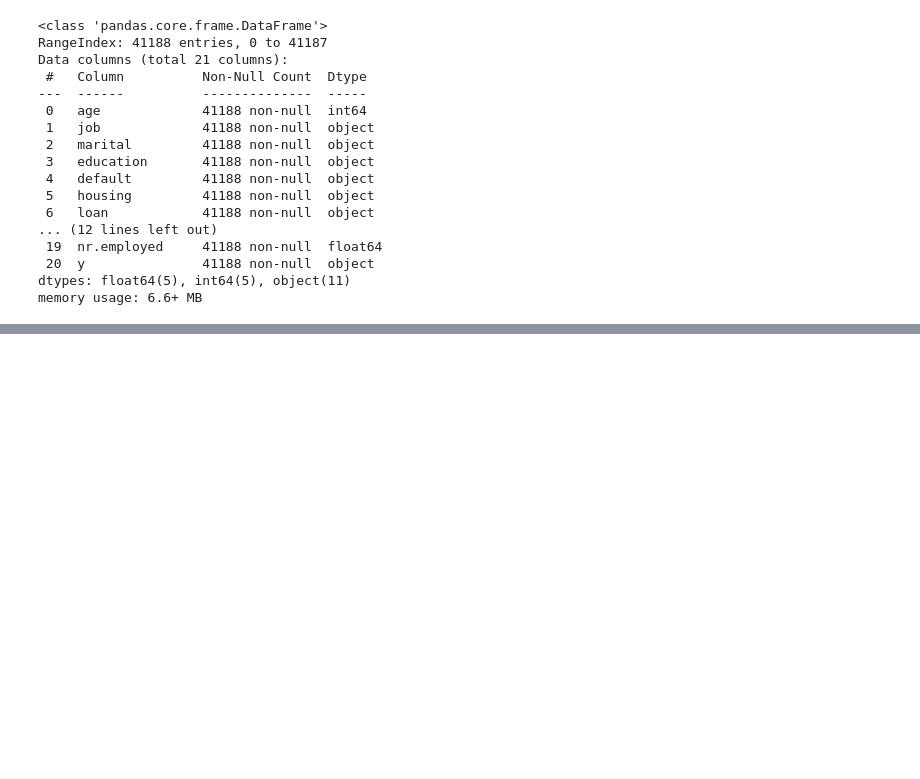
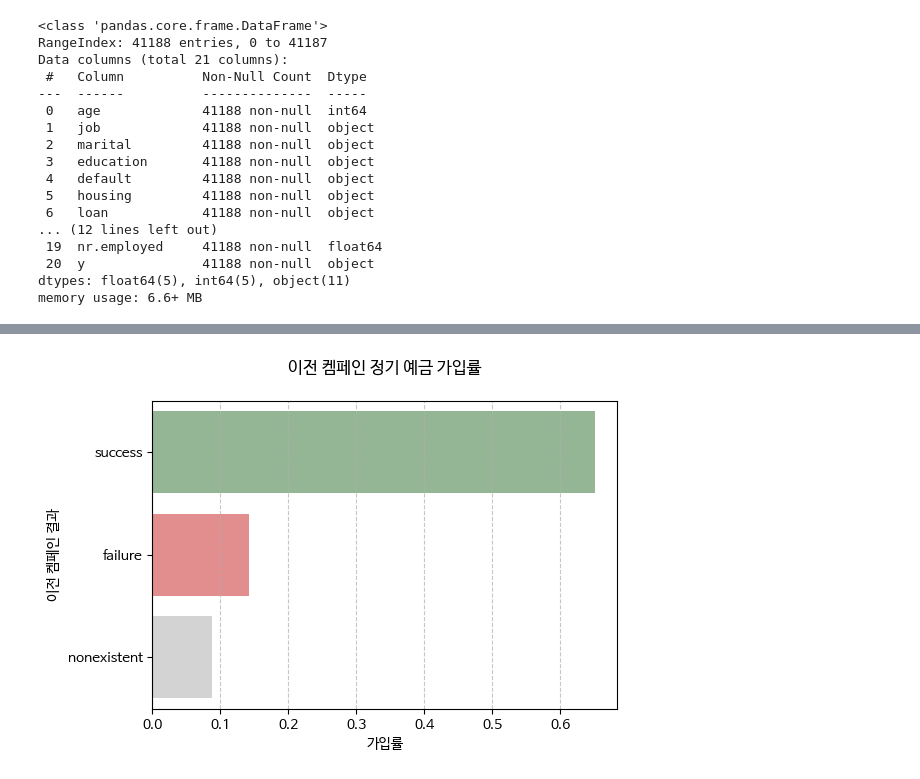
Before and after one commit to forexms78/AI-05-, a Jupyter notebook: 미션4_2팀_박병호.ipynb, the cells around one changed output, grey strips where cells are left out. Saved outputs shown, nothing was run; the diff lists cells and outputs as text; code cells hidden in the pictures; blank space fills up the shorter version.

```diff
--- a/미션4_2팀_박병호.ipynb
+++ b/미션4_2팀_박병호.ipynb
@@ -138,0 +241,17 @@ memory usage: 6.6+ MB
+# %%
+# 3. 이전 캠페인 결과 (poutcome)
+
+poutcome_rate = df.groupby('poutcome')['y'].mean().sort_values(ascending=False)
+poutcome_rate_df = poutcome_rate.reset_index()
+
+poutcome_palette = {'success' : 'darkseagreen', 'failure' : 'lightcoral', 'nonexistent':'lightgrey'}
+
+plt.figure(figsize=(6,4))
+sns.barplot(x='y', y='poutcome', data=poutcome_rate_df, palette=poutcome_palette)
+plt.title('이전 켐페인 정기 예금 가입률',  pad=20)
+plt.xlabel('가입률')
+plt.ylabel('이전 켐페인 결과')
+plt.grid(axis='x', linestyle='--', alpha=0.7)
+plt.show()
+# %% [output]
+[figure, added]
```
Also changed, not shown: parts of 63 cells of this notebook.
